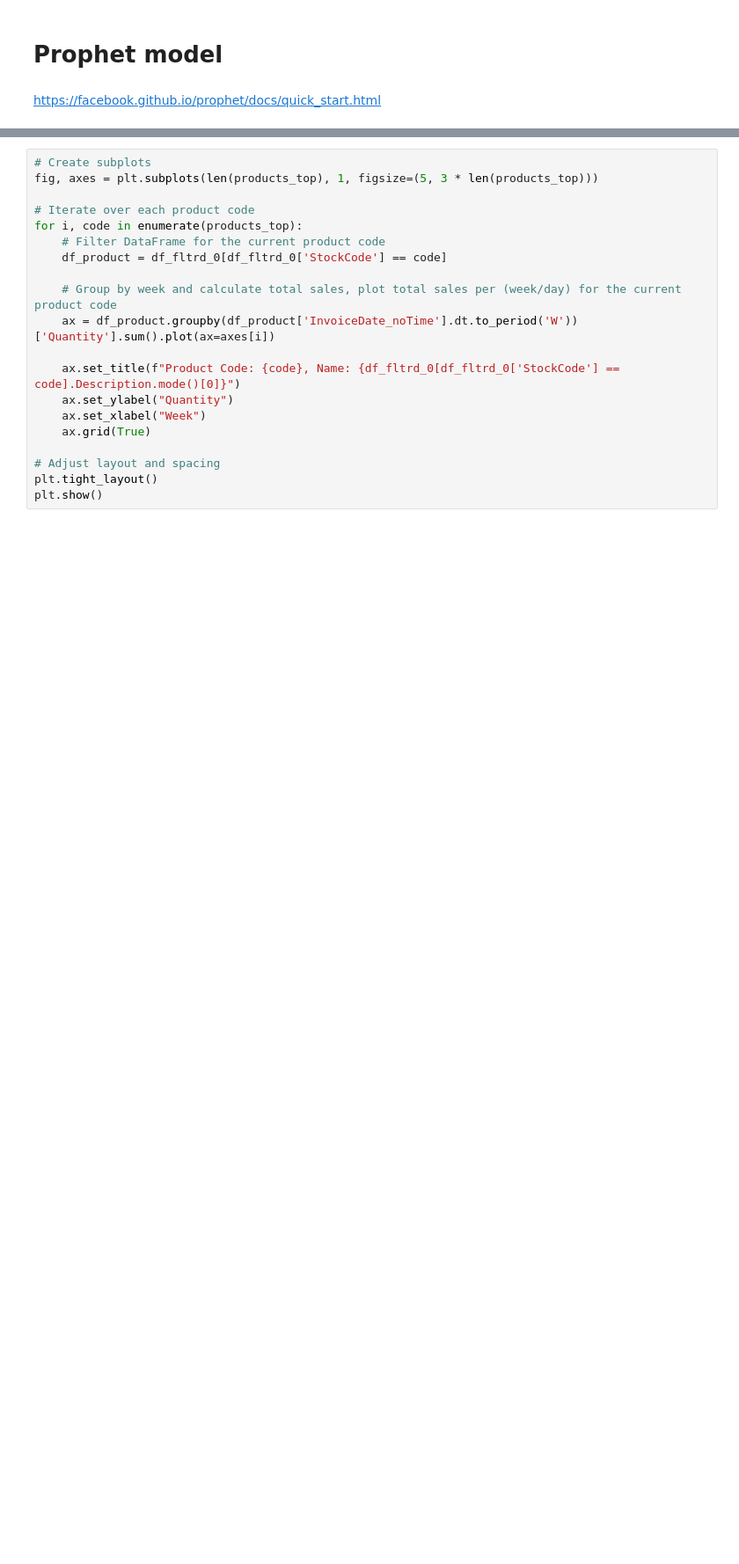
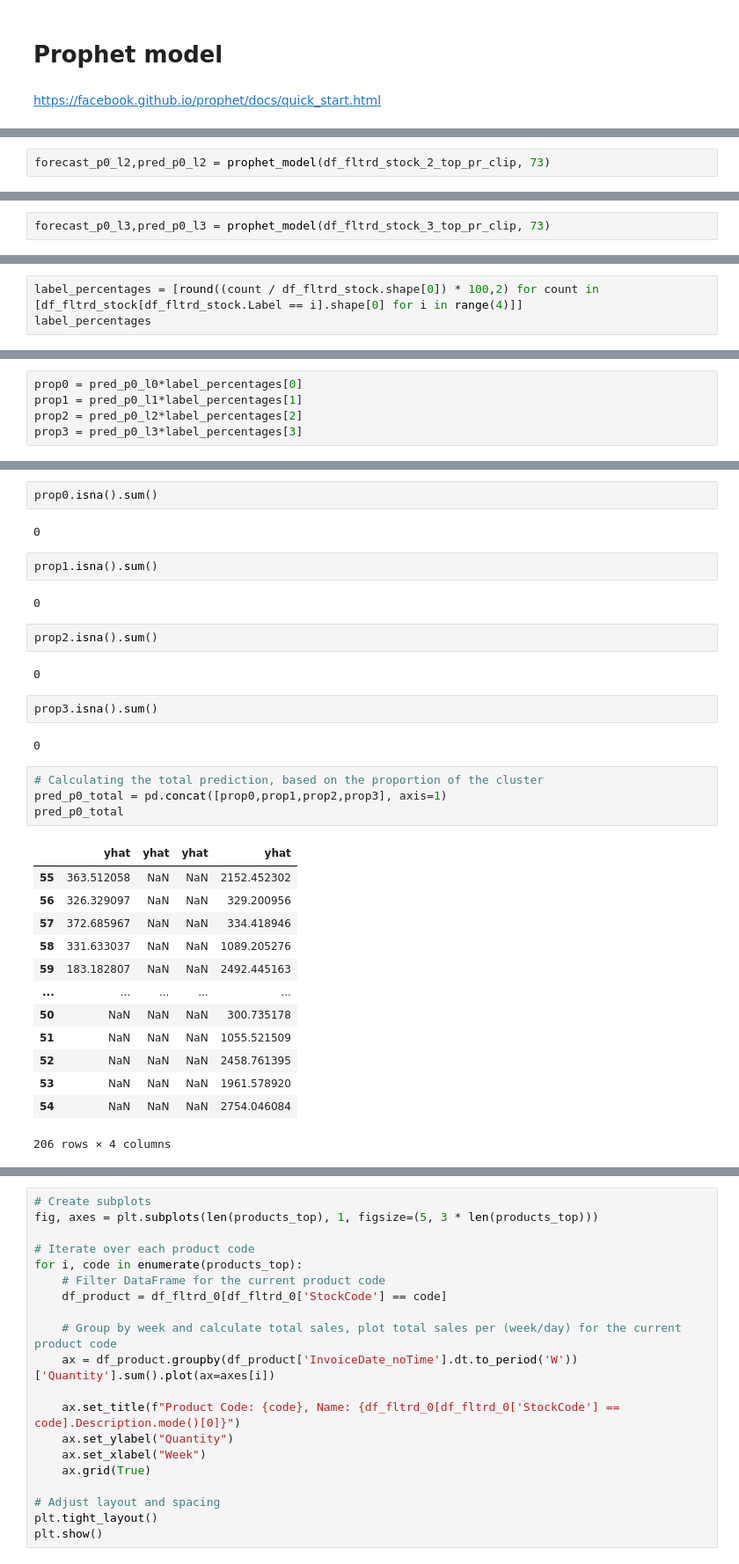
Before and after one commit to dimitsagk/ClientClustering_InventoryForecast, a Jupyter notebook: notebooks/04_InventoryForecast_ML-notebook.ipynb, the cells around one changed output, grey strips where cells are left out. Shown at 88% size. Drawn from its saved outputs; the diff is of its cells as text; blank space fills up the shorter version.

Commit message:
Training various models for the inventory forecast

```diff
--- a/notebooks/04_InventoryForecast_ML-notebook.ipynb
+++ b/notebooks/04_InventoryForecast_ML-notebook.ipynb
@@ -384,0 +311,2 @@ Mean Value of Test Dataset:  86.91780821917808
+# %%
+forecast_p0_l2,pred_p0_l2 = prophet_model(df_fltrd_stock_2_top_pr_clip, 73)
@@ -384,0 +318,2 @@ Mean Value of Test Dataset:  86.91780821917808
+# %%
+forecast_p0_l3,pred_p0_l3 = prophet_model(df_fltrd_stock_3_top_pr_clip, 73)
@@ -384,0 +325,3 @@ Mean Value of Test Dataset:  86.91780821917808
+# %%
+label_percentages = [round((count / df_fltrd_stock.shape[0]) * 100,2) for count in [df_fltrd_stock[df_fltrd_stock.Label == i].shape[0] for i in range(4)]]
+label_percentages
@@ -384,0 +330,5 @@ Mean Value of Test Dataset:  86.91780821917808
+# %%
+prop0 = pred_p0_l0*label_percentages[0]
+prop1 = pred_p0_l1*label_percentages[1]
+prop2 = pred_p0_l2*label_percentages[2]
+prop3 = pred_p0_l3*label_percentages[3]
@@ -385 +395,35 @@ Mean Value of Test Dataset:  86.91780821917808
+# %%
+prop0.isna().sum()
+# %% [output]
+0
+# %%
+prop1.isna().sum()
+# %% [output]
+0
+# %%
+prop2.isna().sum()
+# %% [output]
+0
+# %%
+prop3.isna().sum()
+# %% [output]
+0
+# %%
+# Calculating the total prediction, based on the proportion of the cluster
+pred_p0_total = pd.concat([prop0,prop1,prop2,prop3], axis=1)
+pred_p0_total
+# %% [output]
+|  | yhat | yhat | yhat | yhat |
+| 55 | 363.512058 | NaN | NaN | 2152.452302 |
+| 56 | 326.329097 | NaN | NaN | 329.200956 |
+| 57 | 372.685967 | NaN | NaN | 334.418946 |
+| 58 | 331.633037 | NaN | NaN | 1089.205276 |
+| 59 | 183.182807 | NaN | NaN | 2492.445163 |
+| ... | ... | ... | ... | ... |
+| 50 | NaN | NaN | NaN | 300.735178 |
+| 51 | NaN | NaN | NaN | 1055.521509 |
+| 52 | NaN | NaN | NaN | 2458.761395 |
+| 53 | NaN | NaN | NaN | 1961.578920 |
+| 54 | NaN | NaN | NaN | 2754.046084 |
+206 rows × 4 columns
 # %% [markdown]
```
Also changed, not shown: parts of 64 cells of this notebook.
